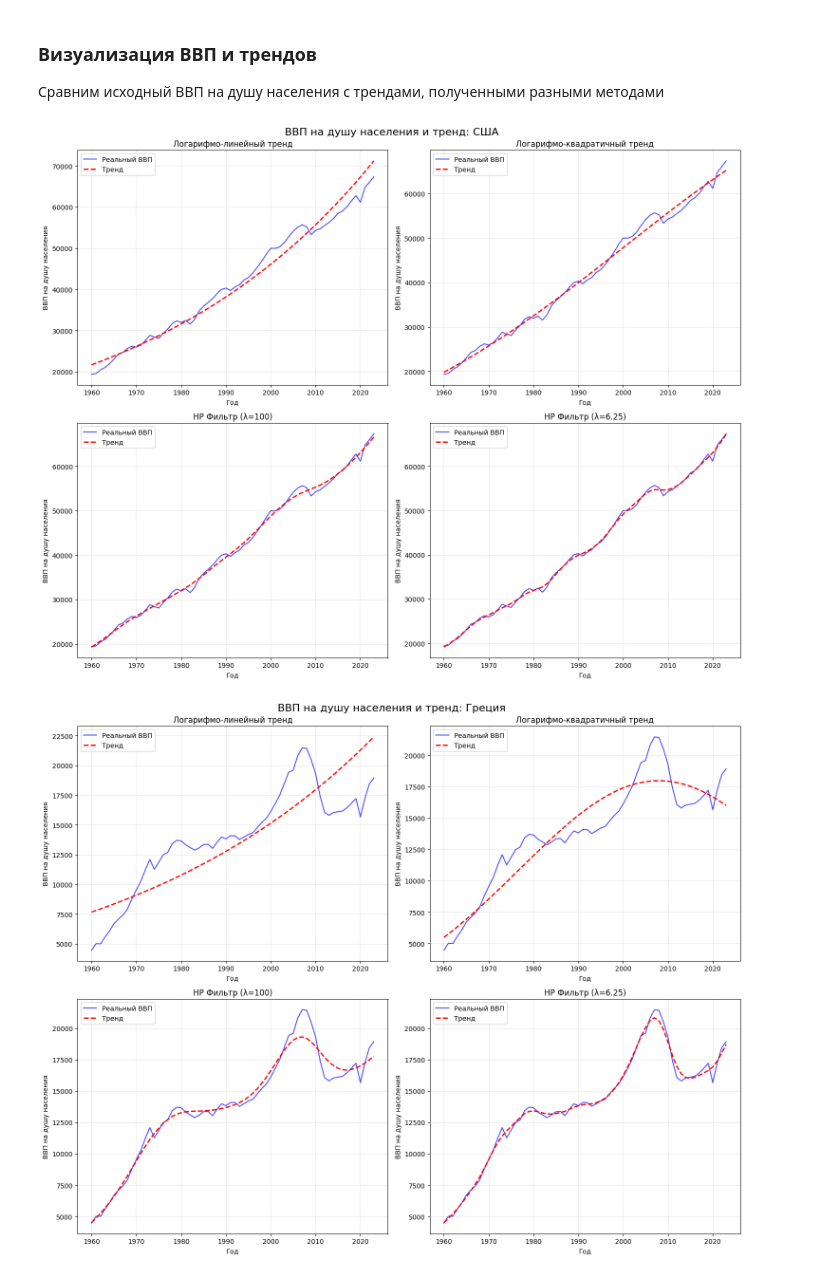
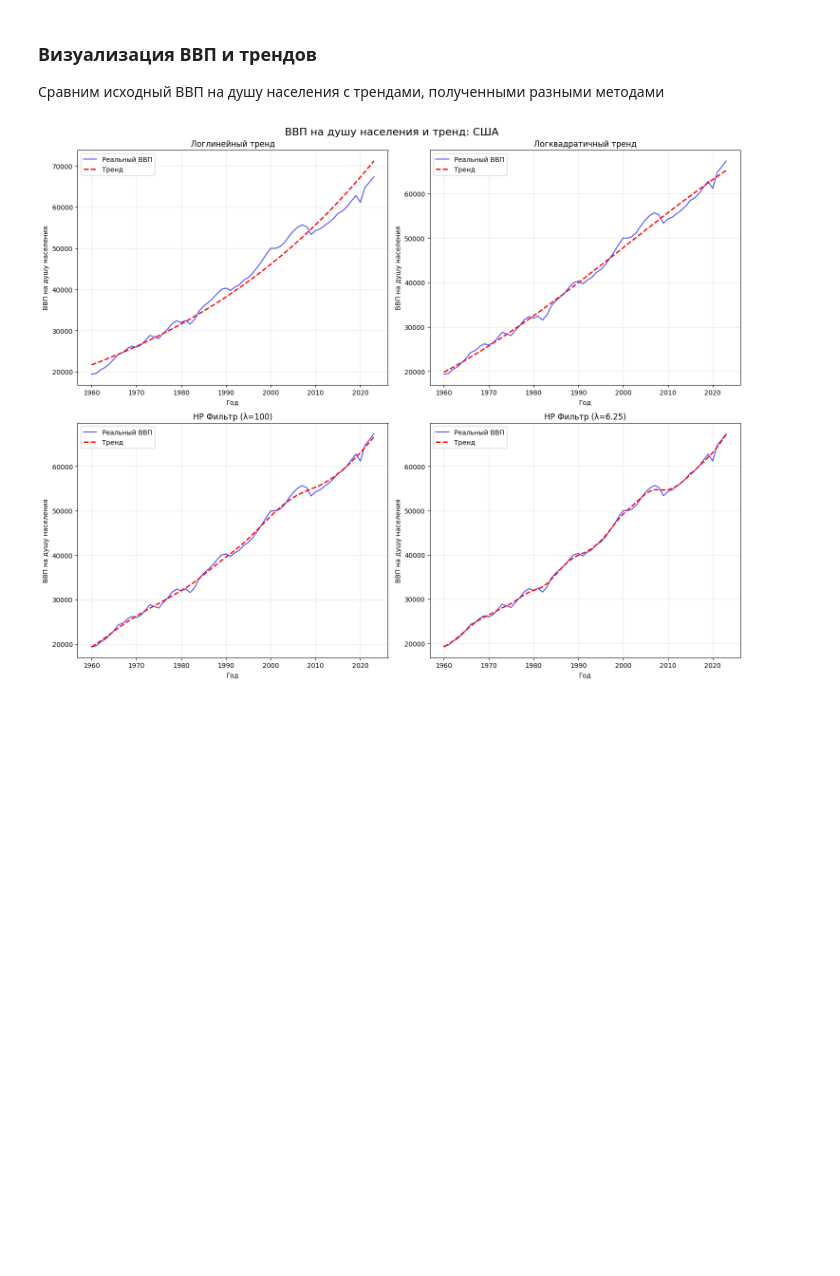
Before and after one commit to tobaffoon/CycleEvaluation, a Jupyter notebook: main.ipynb, the cells around one changed output. Saved outputs shown, nothing was run; the diff lists cells and outputs as text; code cells hidden in the pictures; blank space fills up the shorter version.

Commit message:
Fix graphs titles

```diff
--- a/main.ipynb
+++ b/main.ipynb
@@ -519,35 +545,33 @@ def plot_gdp_trends(df, country_name):
 
     ln_gdp = df[gdp_name]
     years = df.index
 
     methods = [
-        ('linear', 'Логарифмо-линейный тренд'),
-        ('quadratic', 'Логарифмо-квадратичный тренд'),
+        ('linear', 'Логлинейный тренд'),
+        ('quadratic', 'Логквадратичный тренд'),
         ('hp100', 'HP Фильтр (λ=100)'),
         ('hp625', 'HP Фильтр (λ=6.25)')
     ]
 
     for idx, (method, title) in enumerate(methods):
         ax = axes[idx//2, idx%2]
 
         ax.plot(years, ln_gdp, 'b-', label='Реальный ВВП', linewidth=1.5, alpha=0.7)
 
         trend = np.exp(df[f'{gdp_name}_{method}_trend'])
         ax.plot(years, trend, 'r--', label='Тренд', linewidth=2)
 
         ax.set_title(title)
         ax.set_xlabel('Год')
         ax.set_ylabel('ВВП на душу населения')
         ax.grid(True, alpha=0.3)
         ax.legend()
 
     plt.tight_layout()
     plt.show()
 
-# Plot for each country
 plot_gdp_trends(usa_dedf, 'США')
 plot_gdp_trends(greece_dedf, 'Греция')
 plot_gdp_trends(car_dedf, 'Центральная Африканская республика')
 # %% [output]
-[figure, old version]
+[figure, new version]
-[figure, removed]
```
Also changed, not shown: parts of 3 cells of this notebook.
